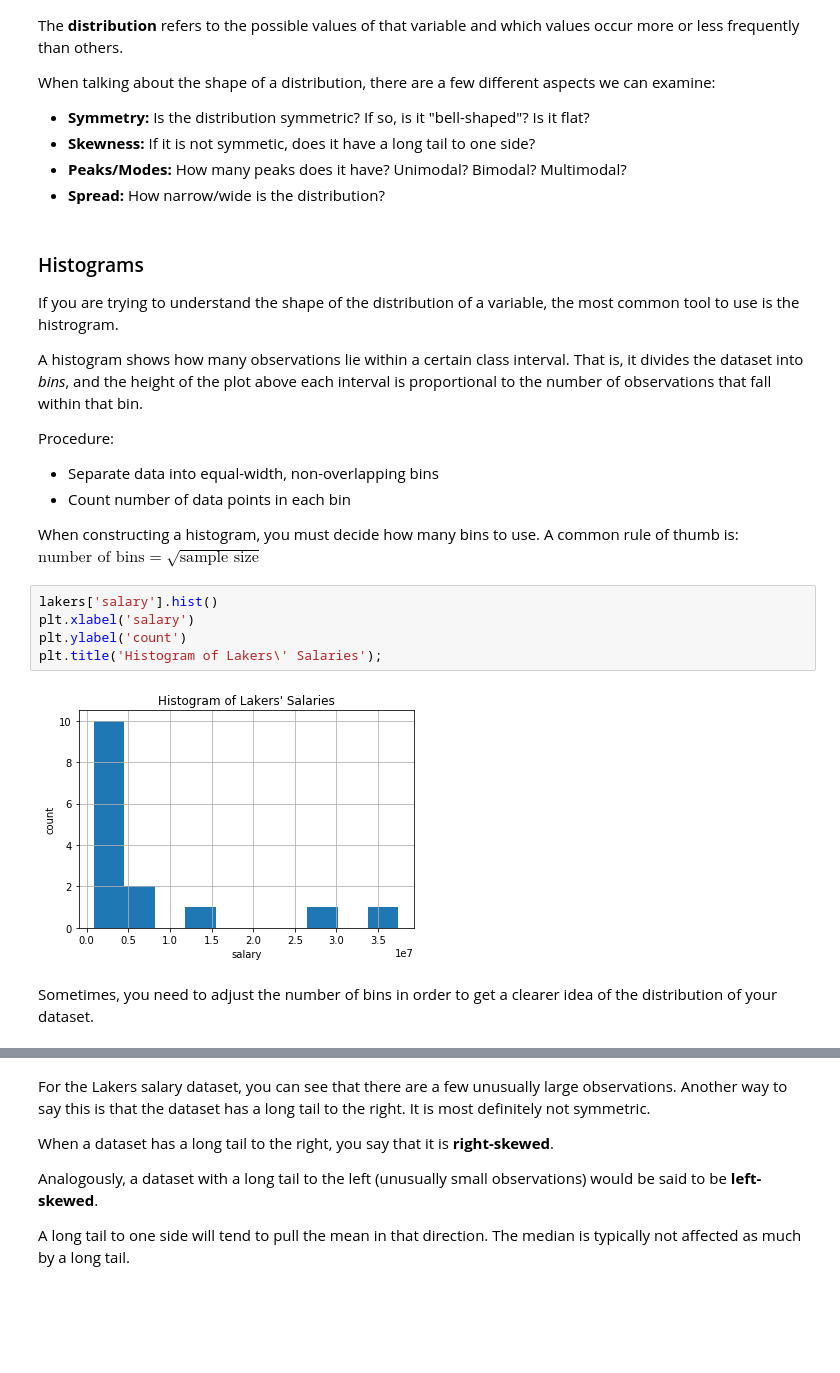
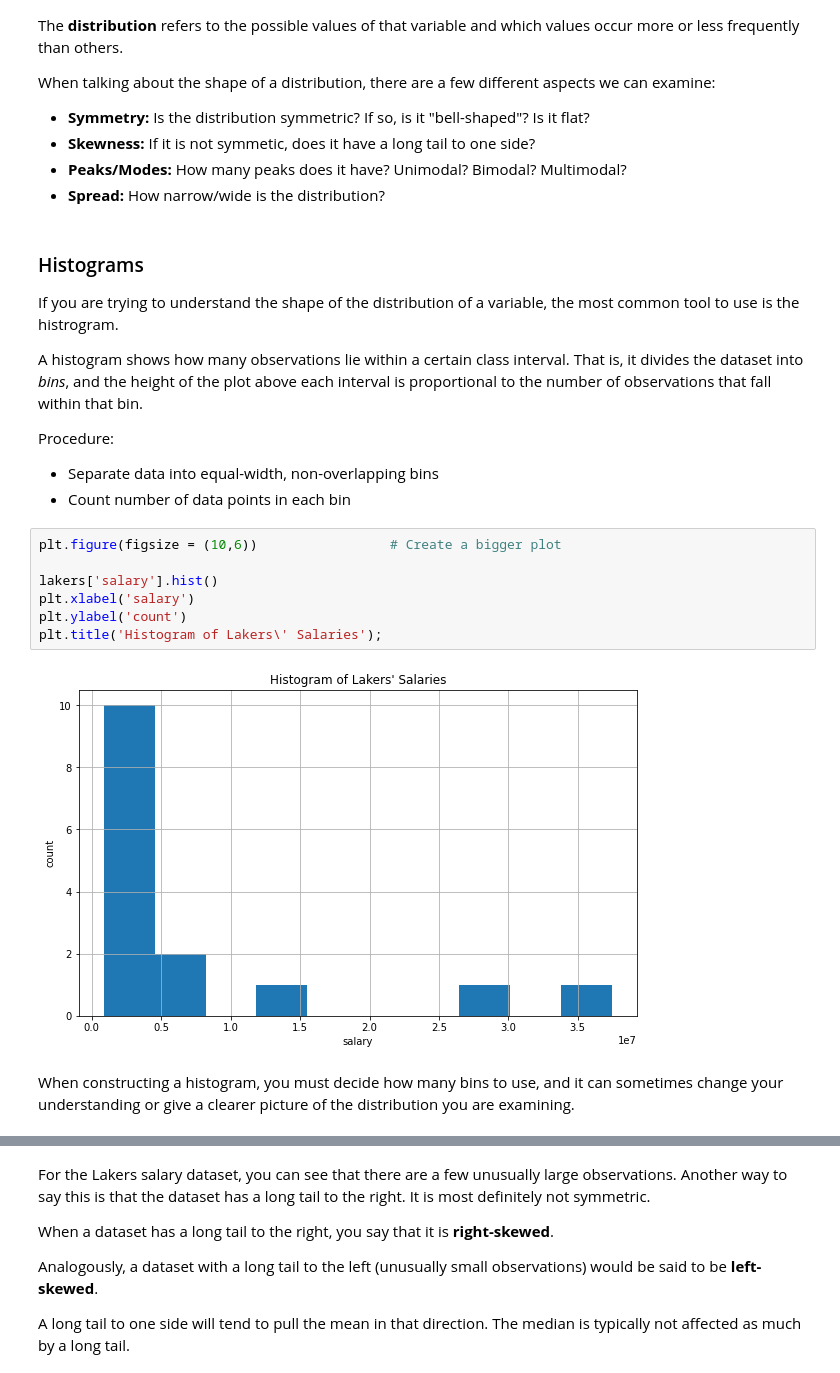
Before and after one commit to NSS-Data-Instructional-Stuff/stats-for-data-science, a Jupyter notebook: notebooks/Notebook_01_Exploratory_Data_Analysis_Part_1_Single_Variable.ipynb, the cells around one changed output, grey strips where cells are left out. Drawn from its saved outputs; the diff is of its cells as text; blank space fills up the shorter version.

```diff
--- a/notebooks/Notebook_01_Exploratory_Data_Analysis_Part_1_Single_Variable.ipynb
+++ b/notebooks/Notebook_01_Exploratory_Data_Analysis_Part_1_Single_Variable.ipynb
@@ -209,15 +307,15 @@ A histogram shows how many observations lie within a certain class interval. Tha
 Procedure:
 * Separate data into equal-width, non-overlapping bins
 * Count number of data points in each bin
-
-When constructing a histogram, you must decide how many bins to use. A common rule of thumb is: $\text{number of bins} = \sqrt{\text{sample size}}$
 # %%
+plt.figure(figsize = (10,6))                 # Create a bigger plot
+
 lakers['salary'].hist()
 plt.xlabel('salary')
 plt.ylabel('count')
 plt.title('Histogram of Lakers\' Salaries');
 # %% [output]
-[figure, old version]
+[figure, new version]
-# %% [markdown]
-Sometimes, you need to adjust the number of bins in order to get a clearer idea of the distribution of your dataset.
+# %% [markdown]
+When constructing a histogram, you must decide how many bins to use, and it can sometimes change your understanding or give a clearer picture of the distribution you are examining.
 # %%
```
Also changed, not shown: parts of 130 cells of this notebook, 2 other files.
